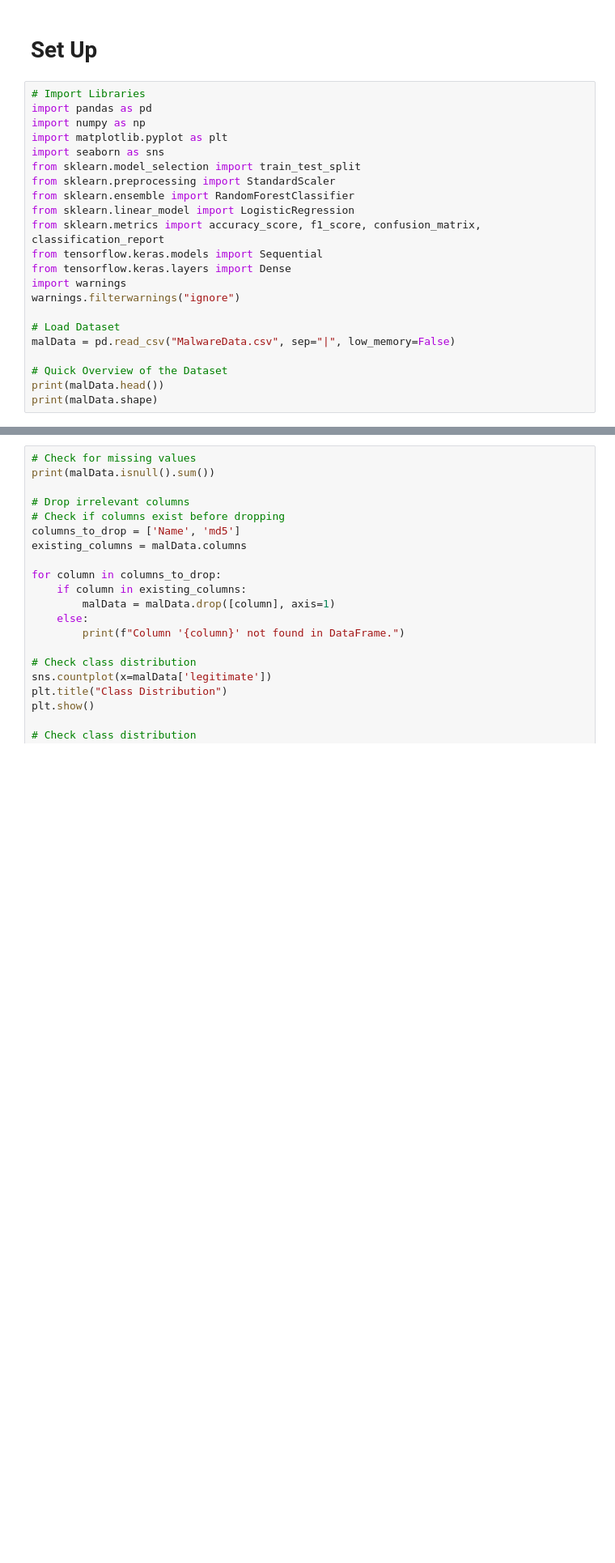
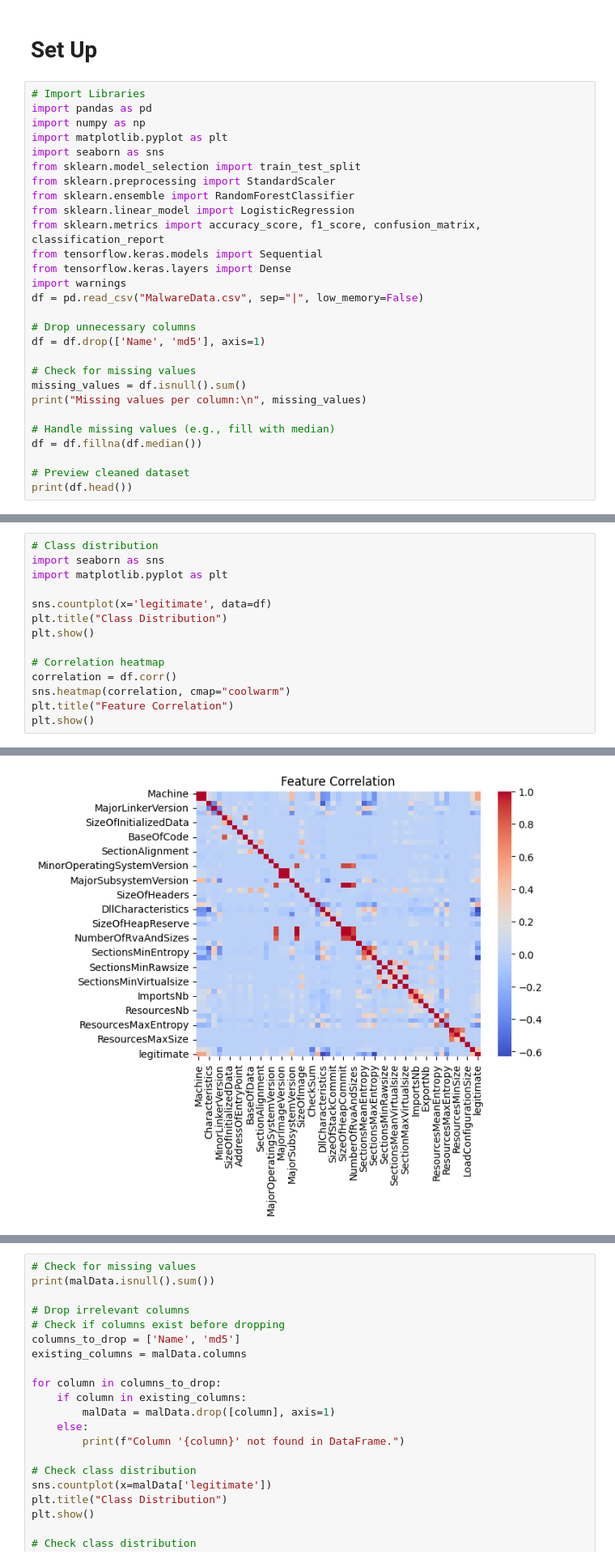
Before and after one commit to JimmyDevvvvv/CipherWing-Defense-System, a Jupyter notebook: MaleWareML.ipynb, the cells around one changed output, grey strips where cells are left out. Shown at 81% size. Saved outputs shown, nothing was run; the diff lists cells and outputs as text; blank space fills up the shorter version.

```diff
--- a/MaleWareML.ipynb
+++ b/MaleWareML.ipynb
@@ -16,12 +16,18 @@ from sklearn.metrics import accuracy_score, f1_score, confusion_matrix, classifi
 from tensorflow.keras.models import Sequential
 from tensorflow.keras.layers import Dense
 import warnings
-warnings.filterwarnings("ignore")
+df = pd.read_csv("MalwareData.csv", sep="|", low_memory=False)
 
-# Load Dataset
-malData = pd.read_csv("MalwareData.csv", sep="|", low_memory=False)
+# Drop unnecessary columns
+df = df.drop(['Name', 'md5'], axis=1)
 
-# Quick Overview of the Dataset
-print(malData.head())
-print(malData.shape)
+# Check for missing values
+missing_values = df.isnull().sum()
+print("Missing values per column:\n", missing_values)
+
+# Handle missing values (e.g., fill with median)
+df = df.fillna(df.median())
+
+# Preview cleaned dataset
+print(df.head())
 # %% [output]
@@ -44,0 +51,15 @@ print(malData.shape)
+# %%
+# Class distribution
+import seaborn as sns
+import matplotlib.pyplot as plt
+
+sns.countplot(x='legitimate', data=df)
+plt.title("Class Distribution")
+plt.show()
+
+# Correlation heatmap
+correlation = df.corr()
+sns.heatmap(correlation, cmap="coolwarm")
+plt.title("Feature Correlation")
+plt.show()
+# %% [output]
@@ -44,0 +67 @@ print(malData.shape)
+[figure, added]
```
Also changed, not shown: parts of 12 cells of this notebook.
